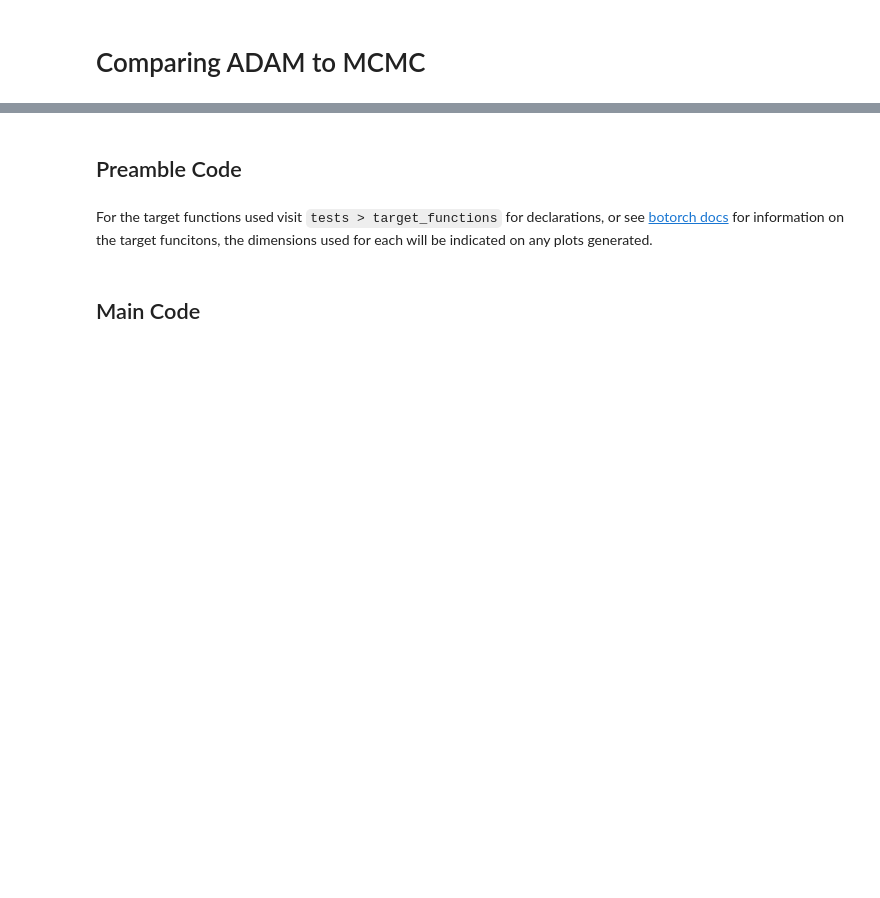
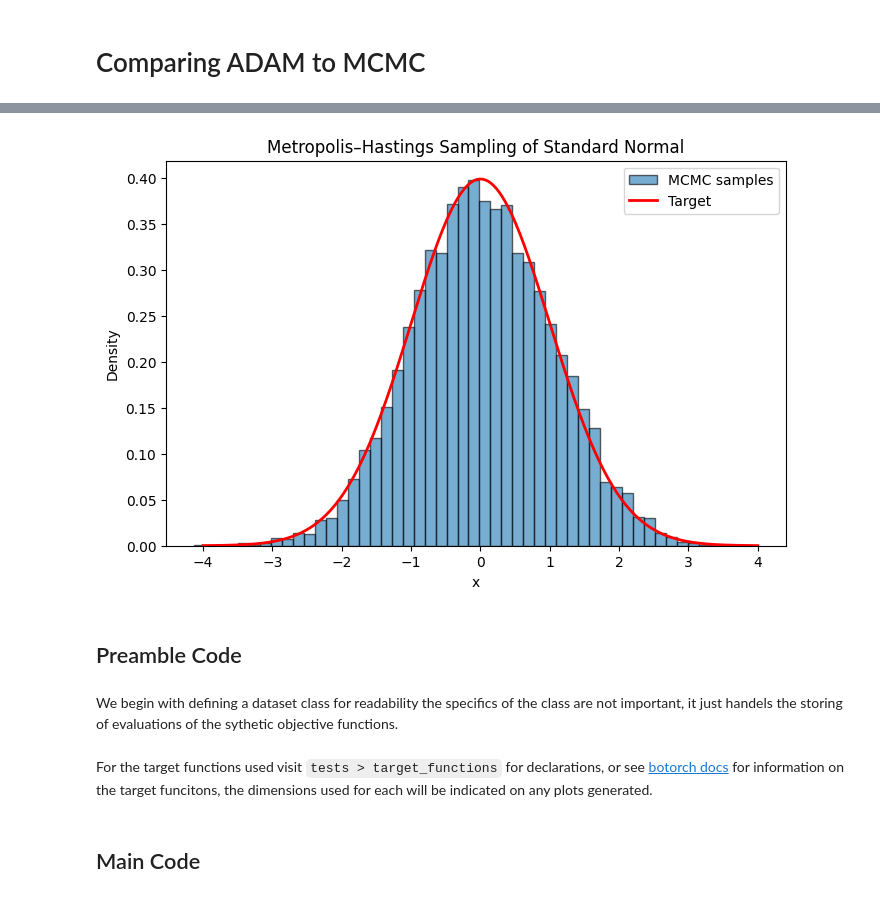
Before and after one commit to sean-parry/bosmc, a Jupyter notebook: ADAM_vs_MCMC.ipynb, the cells around one changed output, grey strips where cells are left out. Drawn from its saved outputs; the diff is of its cells as text; code cells hidden in the pictures; blank space fills up the shorter version.

```diff
--- a/ADAM_vs_MCMC.ipynb
+++ b/ADAM_vs_MCMC.ipynb
@@ -16,5 +64,49 @@ We begin with defining a dataset class for readability the specifics of the clas
+# %%
+import numpy as np
+import matplotlib.pyplot as plt
+from scipy.stats import norm
+
+def target_pdf(x):
+    """Standard normal probability density function."""
+    return norm.pdf(x, loc=0, scale=1)
+
+def propose(x, proposal_std=1.0):
+    """Propose a new point from a Normal(x, proposal_std^2)."""
+    return np.random.normal(x, proposal_std)
+
+def acceptance_prob(x, x_prop):
+    """Compute Metropolis-Hastings acceptance probability."""
+    return min(1, target_pdf(x_prop) / target_pdf(x))
+
+def run_mcmc(n_samples=10000, x0=0.0, proposal_std=1.0):
+    samples = np.zeros(n_samples)
+    x_current = x0
+    for i in range(n_samples):
+        x_prop = propose(x_current, proposal_std)
+        alpha = acceptance_prob(x_current, x_prop)
+        if np.random.rand() < alpha:
+            x_current = x_prop  # accept move
+        samples[i] = x_current
+    return samples
+
+np.random.seed(42)
+samples = run_mcmc(n_samples=20000, x0=0.0, proposal_std=1.0)
+
+x_grid = np.linspace(-4, 4, 400)
+plt.figure(figsize=(8, 5))
+plt.hist(samples, bins=50, density=True, alpha=0.6, label="MCMC samples", edgecolor='black', linewidth = 1.0)
+plt.plot(x_grid, target_pdf(x_grid), 'r-', lw=2, label="Target")
+plt.title("Metropolis–Hastings Sampling of Standard Normal")
+plt.xlabel("x")
+plt.ylabel("Density")
+plt.legend()
+plt.show()
+# %% [output]
+[figure, added]
 # %% [markdown]
 ## Preamble Code
+# %% [markdown]
+We begin with defining a dataset class for readability the specifics of the class are not important, it just handels the storing of evaluations of the sythetic objective functions.
 # %%
 import torch
 from tests.target_functions import BaseTarget
```
Also changed, not shown: parts of 7 cells of this notebook.
